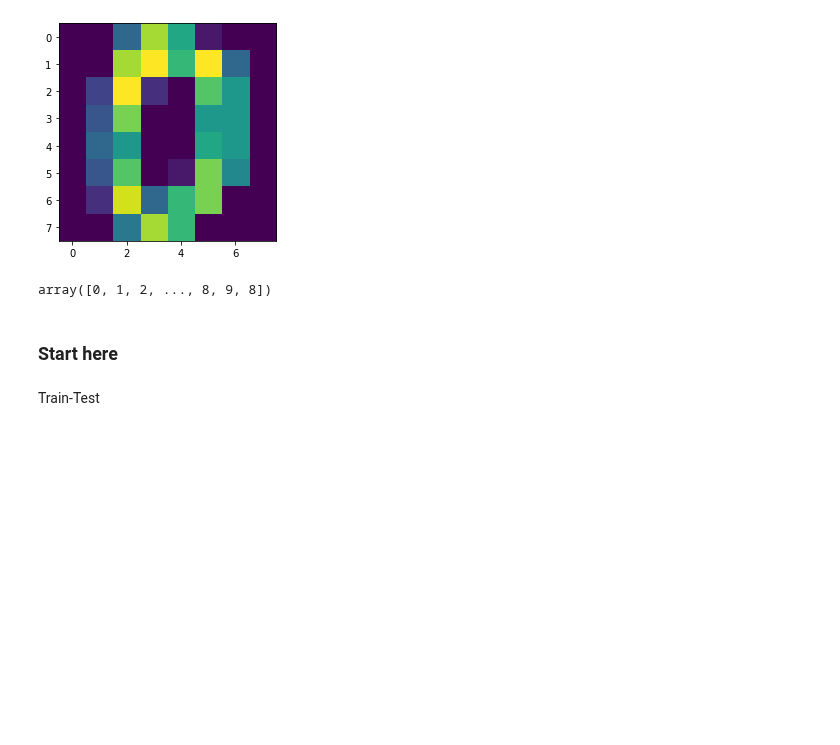
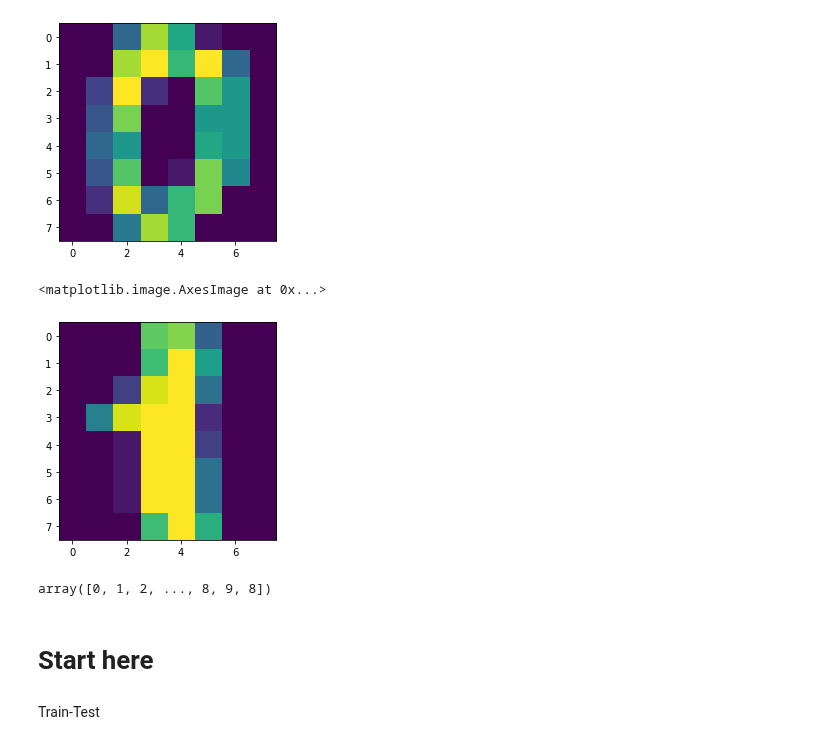
Before and after one commit to mintra-tippayaratsontorn/DWDM21, a Jupyter notebook: Chapter7_Classification_(Decision_Tree).ipynb, the cells around one changed output. Cells and saved outputs as stored; diff of their text form; code cells hidden in the pictures; blank space fills up the shorter version.

```diff
--- a/Chapter7_Classification_(Decision_Tree).ipynb
+++ b/Chapter7_Classification_(Decision_Tree).ipynb
@@ -174,6 +186,11 @@ plt.imshow(np.reshape(X[0,:],(8,8)))
 # %% [output]
 <matplotlib.image.AxesImage at 0x...>
 [figure]
+# %%
+plt.imshow(np.reshape(X[1,:],(8,8)))
+# %% [output]
+<matplotlib.image.AxesImage at 0x...>
+[figure, added]
 # %%
 y = digit_data['target']
 # %%
@@ -181,7 +198,7 @@ y
 # %% [output]
 array([0, 1, 2, ..., 8, 9, 8])
 # %% [markdown]
-### Start here
+# Start here
 # %%
 from sklearn.model_selection import train_test_split
 # %% [markdown]
```
Also changed, not shown: parts of 17 cells of this notebook.
